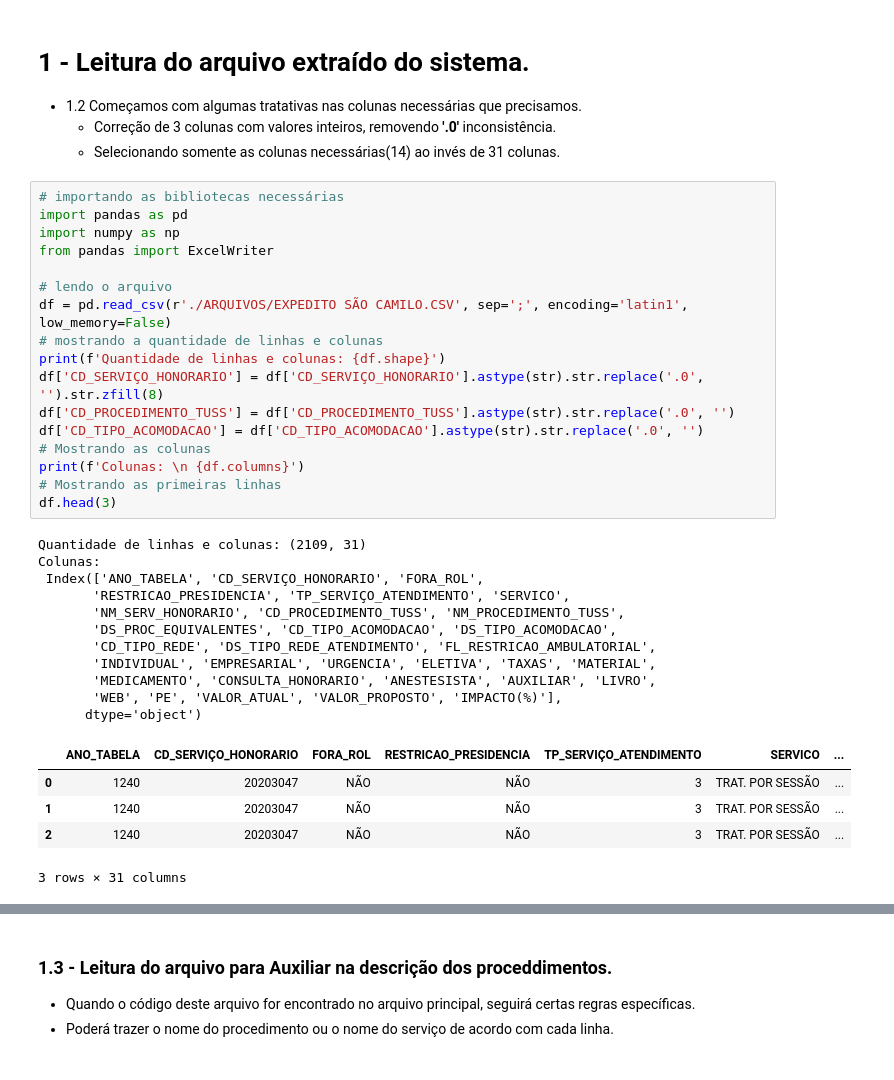
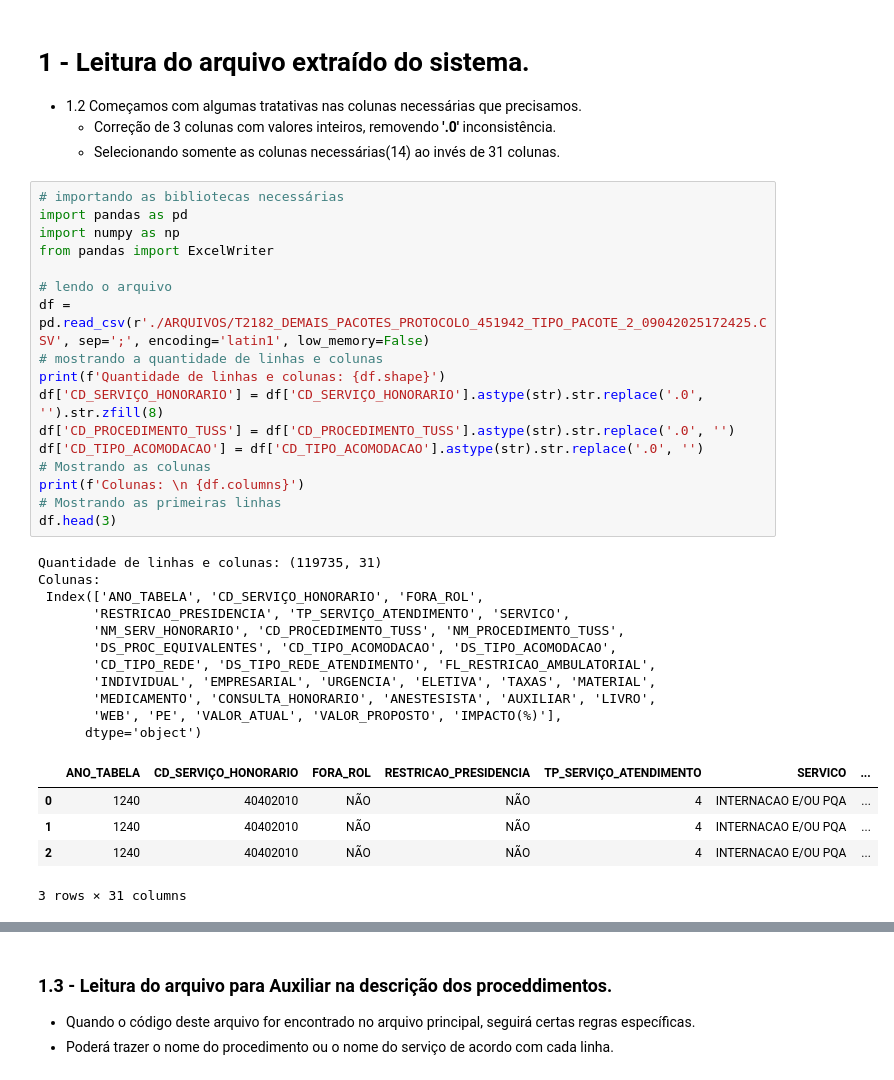
Before and after one commit to Jefferson170713/Project_HapDoc, a Jupyter notebook: script_teste.ipynb, the cells around one changed output, grey strips where cells are left out. Saved outputs shown, nothing was run; the diff lists cells and outputs as text.

```diff
--- a/script_teste.ipynb
+++ b/script_teste.ipynb
@@ -6,34 +6,34 @@
 # %%
 # importando as bibliotecas necessárias
 import pandas as pd
 import numpy as np
 from pandas import ExcelWriter
 
 # lendo o arquivo
-df = pd.read_csv(r'./ARQUIVOS/EXPEDITO SÃO CAMILO.CSV', sep=';', encoding='latin1', low_memory=False)
+df = pd.read_csv(r'./ARQUIVOS/T2182_DEMAIS_PACOTES_PROTOCOLO_451942_TIPO_PACOTE_2_09042025172425.CSV', sep=';', encoding='latin1', low_memory=False)
 # mostrando a quantidade de linhas e colunas
 print(f'Quantidade de linhas e colunas: {df.shape}')
 df['CD_SERVIÇO_HONORARIO'] = df['CD_SERVIÇO_HONORARIO'].astype(str).str.replace('.0', '').str.zfill(8)
 df['CD_PROCEDIMENTO_TUSS'] = df['CD_PROCEDIMENTO_TUSS'].astype(str).str.replace('.0', '')
 df['CD_TIPO_ACOMODACAO'] = df['CD_TIPO_ACOMODACAO'].astype(str).str.replace('.0', '')
 # Mostrando as colunas
 print(f'Colunas: \n {df.columns}')
 # Mostrando as primeiras linhas
 df.head(3)
 # %% [output]
-Quantidade de linhas e colunas: (2109, 31)
+Quantidade de linhas e colunas: (119735, 31)
 Colunas:
  Index(['ANO_TABELA', 'CD_SERVIÇO_HONORARIO', 'FORA_ROL',
        'RESTRICAO_PRESIDENCIA', 'TP_SERVIÇO_ATENDIMENTO', 'SERVICO',
        'NM_SERV_HONORARIO', 'CD_PROCEDIMENTO_TUSS', 'NM_PROCEDIMENTO_TUSS',
        'DS_PROC_EQUIVALENTES', 'CD_TIPO_ACOMODACAO', 'DS_TIPO_ACOMODACAO',
        'CD_TIPO_REDE', 'DS_TIPO_REDE_ATENDIMENTO', 'FL_RESTRICAO_AMBULATORIAL',
        'INDIVIDUAL', 'EMPRESARIAL', 'URGENCIA', 'ELETIVA', 'TAXAS', 'MATERIAL',
        'MEDICAMENTO', 'CONSULTA_HONORARIO', 'ANESTESISTA', 'AUXILIAR', 'LIVRO',
        'WEB', 'PE', 'VALOR_ATUAL', 'VALOR_PROPOSTO', 'IMPACTO(%)'],
       dtype='object')
 |  | ANO_TABELA | CD_SERVIÇO_HONORARIO | FORA_ROL | RESTRICAO_PRESIDENCIA | TP_SERVIÇO_ATENDIMENTO | SERVICO | ... |
-| 0 | 1240 | 20203047 | NÃO | NÃO | 3 | TRAT. POR SESSÃO | ... |
-| 1 | 1240 | 20203047 | NÃO | NÃO | 3 | TRAT. POR SESSÃO | ... |
-| 2 | 1240 | 20203047 | NÃO | NÃO | 3 | TRAT. POR SESSÃO | ... |
+| 0 | 1240 | 40402010 | NÃO | NÃO | 4 | INTERNACAO E/OU PQA | ... |
+| 1 | 1240 | 40402010 | NÃO | NÃO | 4 | INTERNACAO E/OU PQA | ... |
+| 2 | 1240 | 40402010 | NÃO | NÃO | 4 | INTERNACAO E/OU PQA | ... |
 3 rows × 31 columns
```
Also changed, not shown: parts of 6 cells of this notebook, 1 other file.
